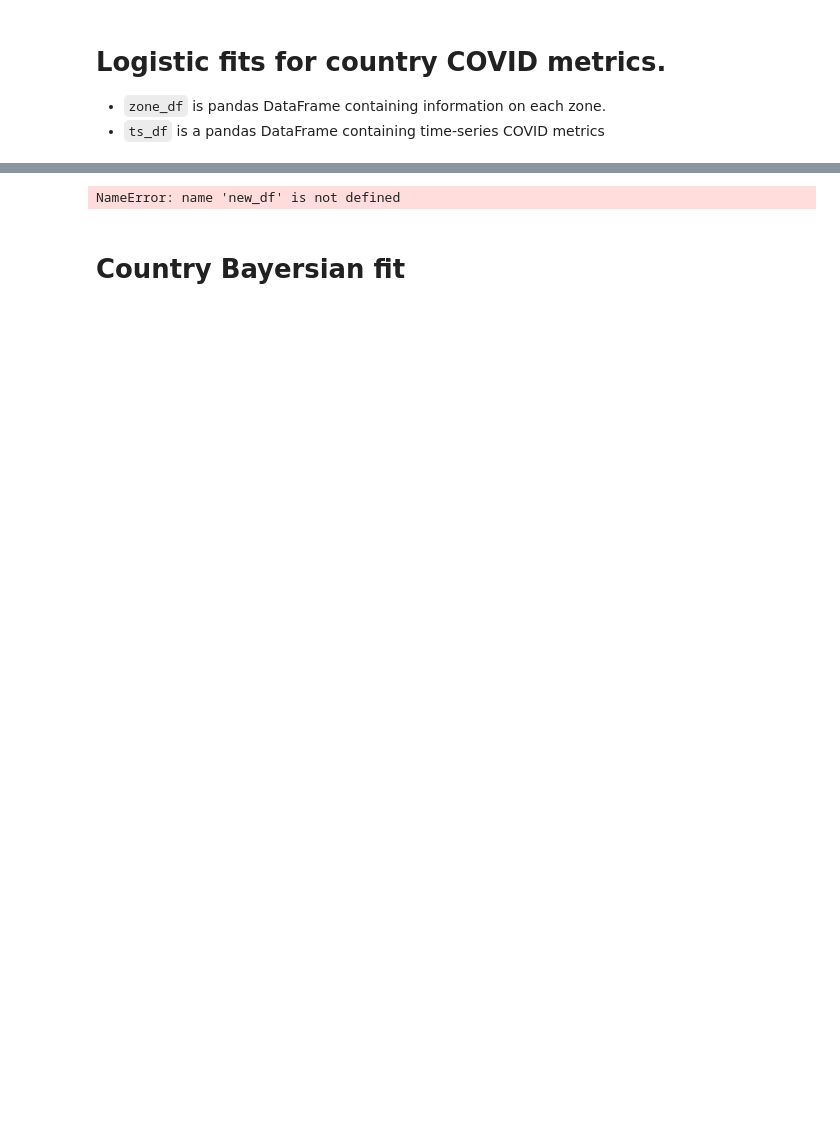
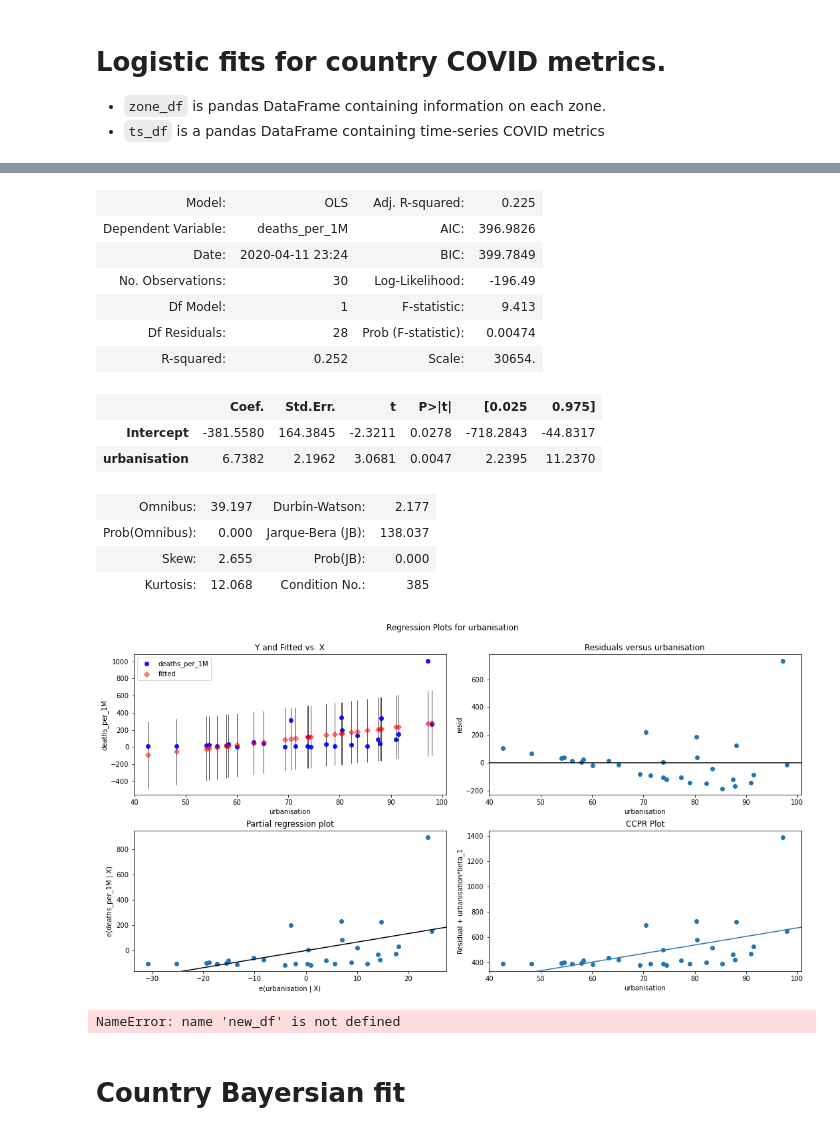
Before and after one commit to JeppeKlitgaard/COVID-19, a Jupyter notebook: COVID_data.ipynb, the cells around one changed output, grey strips where cells are left out. Drawn from its saved outputs; the diff is of its cells as text; code cells hidden in the pictures; blank space fills up the shorter version.

```diff
--- a/COVID_data.ipynb
+++ b/COVID_data.ipynb
@@ -197,0 +301,19 @@ Processing country: United Kingdom
+# %%
+covid_metric = 'deaths_per_1M'
+other_metric = 'urbanisation'
+
+subdf = zone_df
+subdf = subdf.query('deaths > 25 & continent == "Europe"')
+
+#zone_df.plot.scatter(x='urbanisation', y=metric, ax=ax, ylim=(0, 10000))
+#subdf[['urbanisation', metric]].corr()
+# px.scatter(x=zone_df['urbanisation'], y=zone_df[metric])
+#tls.mpl_to_plotly(fig)
+lin_model = ols(f'{covid_metric} ~ {other_metric}', data=subdf).fit()
+plot = px.scatter(subdf, x=other_metric, y=covid_metric, hover_name='zone')
+plot.show()
+
+corr = subdf.corr()
+#print(corr)
+print(corr.loc[other_metric][covid_metric])
+corr
@@ -198,3 +349,23 @@ Processing country: United Kingdom
+# %%
+fig = plt.figure(figsize=(15, 8))
+fig = sm.graphics.plot_regress_exog(lin_model, other_metric, fig=fig)
+lin_model.summary2()
+# %% [output]
+| Model: | OLS | Adj. R-squared: | 0.225 |
+| Dependent Variable: | deaths_per_1M | AIC: | 396.9826 |
+| Date: | 2020-04-11 23:24 | BIC: | 399.7849 |
+| No. Observations: | 30 | Log-Likelihood: | -196.49 |
+| Df Model: | 1 | F-statistic: | 9.413 |
+| Df Residuals: | 28 | Prob (F-statistic): | 0.00474 |
+| R-squared: | 0.252 | Scale: | 30654. |
+|  | Coef. | Std.Err. | t | P>|t| | [0.025 | 0.975] |
+| Intercept | -381.5580 | 164.3845 | -2.3211 | 0.0278 | -718.2843 | -44.8317 |
+| urbanisation | 6.7382 | 2.1962 | 3.0681 | 0.0047 | 2.2395 | 11.2370 |
+| Omnibus: | 39.197 | Durbin-Watson: | 2.177 |
+| Prob(Omnibus): | 0.000 | Jarque-Bera (JB): | 138.037 |
+| Skew: | 2.655 | Prob(JB): | 0.000 |
+| Kurtosis: | 12.068 | Condition No.: | 385 |
+[figure, added]
 # %%
 
 world = geopandas.read_file(geopandas.datasets.get_path('naturalearth_lowres'))
```
Also changed, not shown: parts of 16 cells of this notebook, 2 other files.
